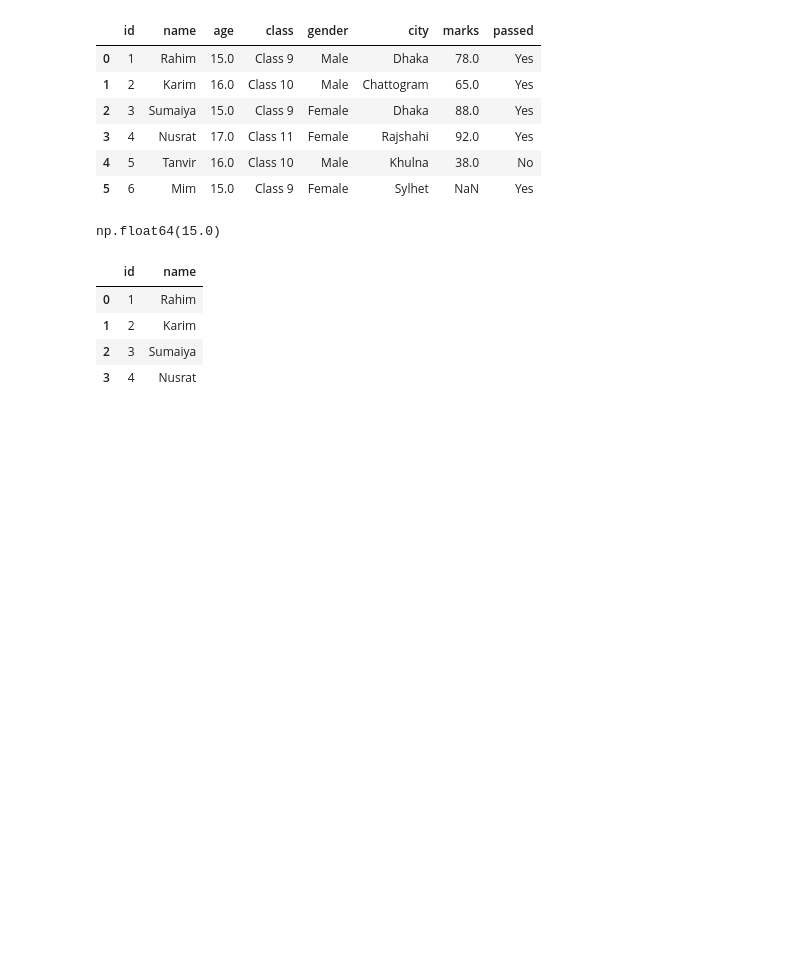
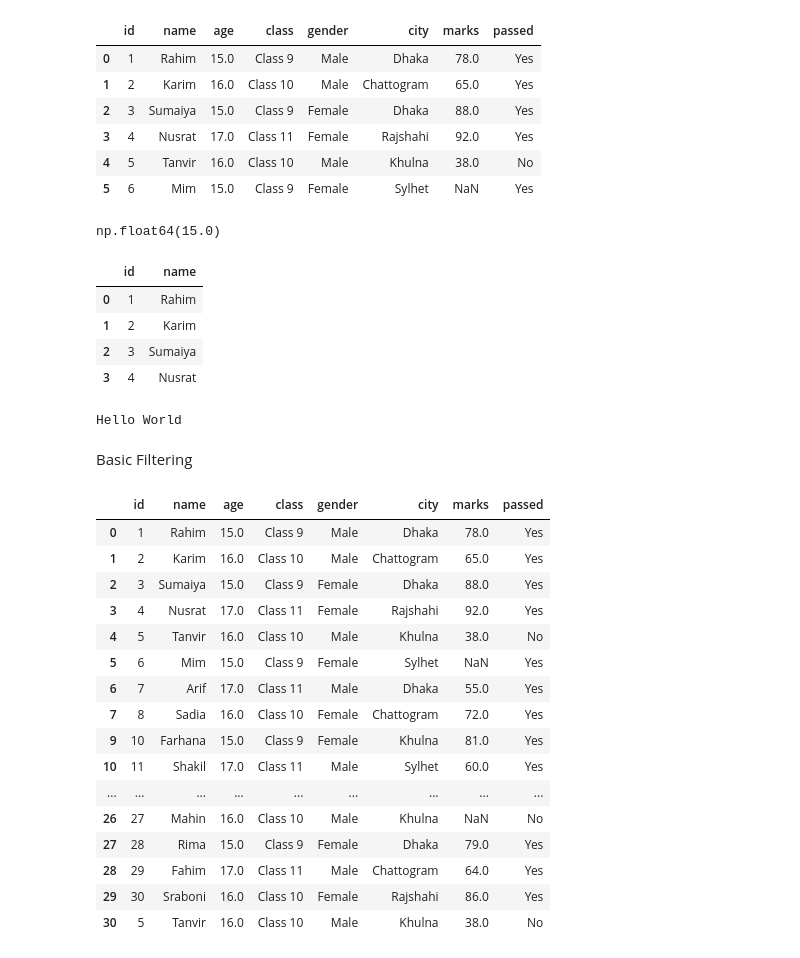
Before and after one commit to marufjamil333/AI-Bootcamp, a Jupyter notebook: Ostad-AI-Bootcamp-B7-M7-C1.ipynb, the cells around one changed output. Cells and saved outputs as stored; diff of their text form; code cells hidden in the pictures; blank space fills up the shorter version.

```diff
--- a/Ostad-AI-Bootcamp-B7-M7-C1.ipynb
+++ b/Ostad-AI-Bootcamp-B7-M7-C1.ipynb
@@ -656,3 +656,29 @@ df.iloc[0:4, 0:2]
 | 1 | 2 | Karim |
 | 2 | 3 | Sumaiya |
 | 3 | 4 | Nusrat |
+# %%
+print("Hello World")
+# %% [output]
+Hello World
+# %% [markdown]
+Basic Filtering
+# %%
+df[df["age"] > 12]
+# %% [output]
+|  | id | name | age | class | gender | city | marks | passed |
+| 0 | 1 | Rahim | 15.0 | Class 9 | Male | Dhaka | 78.0 | Yes |
+| 1 | 2 | Karim | 16.0 | Class 10 | Male | Chattogram | 65.0 | Yes |
+| 2 | 3 | Sumaiya | 15.0 | Class 9 | Female | Dhaka | 88.0 | Yes |
+| 3 | 4 | Nusrat | 17.0 | Class 11 | Female | Rajshahi | 92.0 | Yes |
+| 4 | 5 | Tanvir | 16.0 | Class 10 | Male | Khulna | 38.0 | No |
+| 5 | 6 | Mim | 15.0 | Class 9 | Female | Sylhet | NaN | Yes |
+| 6 | 7 | Arif | 17.0 | Class 11 | Male | Dhaka | 55.0 | Yes |
+| 7 | 8 | Sadia | 16.0 | Class 10 | Female | Chattogram | 72.0 | Yes |
+| 9 | 10 | Farhana | 15.0 | Class 9 | Female | Khulna | 81.0 | Yes |
+| 10 | 11 | Shakil | 17.0 | Class 11 | Male | Sylhet | 60.0 | Yes |
+| ... | ... | ... | ... | ... | ... | ... | ... | ... |
+| 26 | 27 | Mahin | 16.0 | Class 10 | Male | Khulna | NaN | No |
+| 27 | 28 | Rima | 15.0 | Class 9 | Female | Dhaka | 79.0 | Yes |
+| 28 | 29 | Fahim | 17.0 | Class 11 | Male | Chattogram | 64.0 | Yes |
+| 29 | 30 | Sraboni | 16.0 | Class 10 | Female | Rajshahi | 86.0 | Yes |
+| 30 | 5 | Tanvir | 16.0 | Class 10 | Male | Khulna | 38.0 | No |
```
Also changed, not shown: parts of 8 cells of this notebook, 3 other files.
